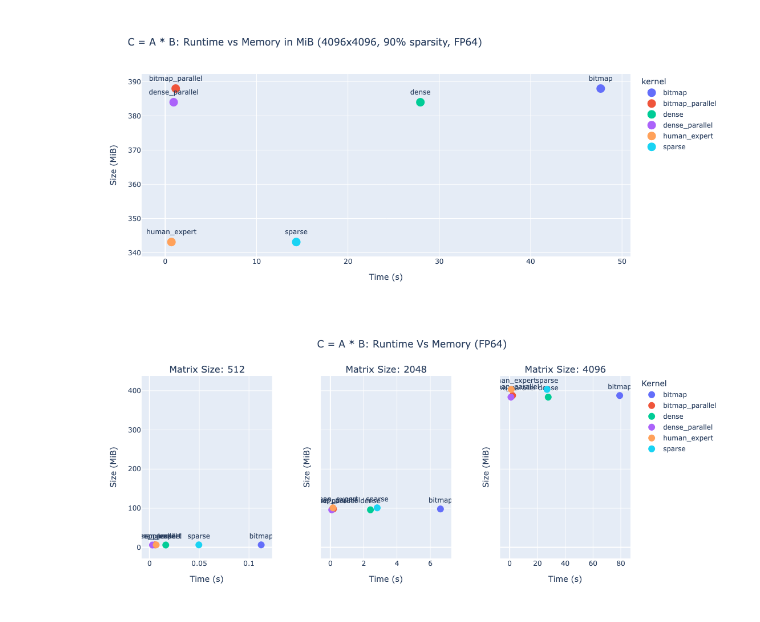
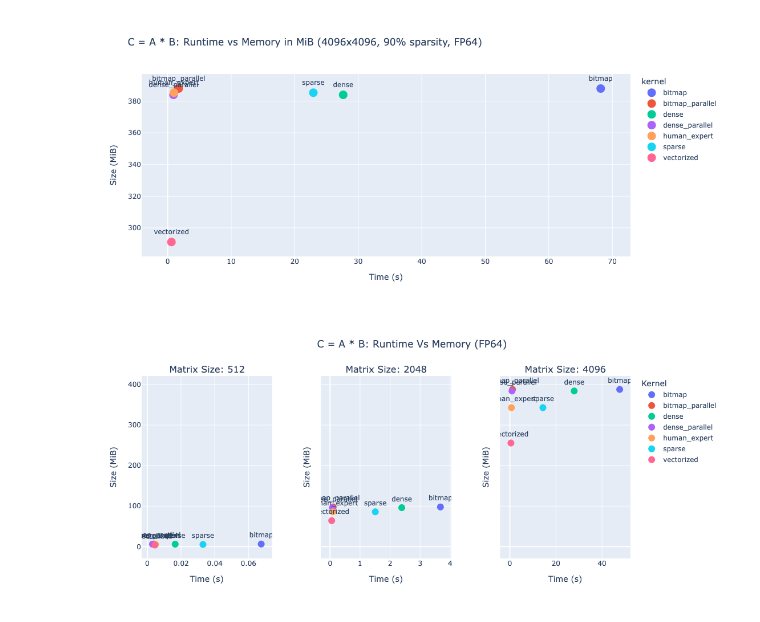
Before and after one commit to AndradeKaio/spgemm-benchmark, a Jupyter notebook: combined.ipynb, the cells around one changed output. Saved outputs shown, nothing was run; the diff lists cells and outputs as text; code cells hidden in the pictures.

```diff
--- a/combined.ipynb
+++ b/combined.ipynb
@@ -11,6 +11,8 @@ taco_sparse_mem = pd.read_csv("./results/taco_csr_mem.csv")
 taco_sparse_opt_mem = pd.read_csv("./results/taco_csr_mem.csv")
 bitmap_mem = pd.read_csv("./results/bitmap_mem.csv")
 bitmap_parallel_mem = pd.read_csv("./results/bitmap_parallel_mem.csv")
+avx512_mem = pd.read_csv("./results/avx512_mem.csv")
+avx512_mem2 = pd.read_csv("./results/avx512_mem2.csv")
 # runtime
 taco_dense_run = pd.read_csv("./results/taco_dense_run.csv")
 taco_dense_parallel_run = pd.read_csv("./results/taco_dense_parallel_run.csv")
@@ -18,6 +20,8 @@ taco_sparse_run = pd.read_csv("./results/taco_csr_seq_run.csv")
 taco_sparse_opt_run = pd.read_csv("./results/taco_csr_opt_run.csv")
 bitmap_run = pd.read_csv("./results/bitmap_run.csv")
 bitmap_parallel_run = pd.read_csv("./results/bitmap_parallel_run.csv")
+avx512_run = pd.read_csv("./results/avx512_run.csv")
+avx512_run2 = pd.read_csv("./results/avx512_run.csv")
 # %%
 %%capture
 %run ./runtime.ipynb
@@ -30,6 +34,7 @@ mem_frames = [
     format_mem(taco_sparse_opt_mem, "human_expert"),
     format_mem(bitmap_mem, "bitmap"),
     format_mem(bitmap_parallel_mem, "bitmap_parallel"),
+    format_mem(avx512_mem, "vectorized"),
 ]
 # %%
 run_frames = [
@@ -39,6 +44,7 @@ run_frames = [
     format_runtime(taco_sparse_opt_run, "human_expert"),
     format_runtime(bitmap_run, "bitmap"),
     format_runtime(bitmap_parallel_run, "bitmap_parallel"),
+    format_runtime(avx512_run, "vectorized"),
 ]
 # %%
 mem_df = pd.concat(mem_frames)
@@ -50,24 +56,24 @@ merged = pd.merge(run_df, mem_df[['kernel', 'M', 'K', 'sparsity', 'file', 'mb']]
 full_df = merged[['M', 'K', 'seconds', 'kernel', 'sparsity', 'mb']]
 full_df = full_df.sort_values(by=['M', 'sparsity'])
 # %%
-single_df = full_df[(full_df["M"] == 4096) & (full_df["sparsity"] == 50)]
+single_df = full_df[(full_df["M"] == 4096) & (full_df["sparsity"] == 30)]
 fig = px.scatter(single_df,
       x='seconds',
       y='mb',
       hover_data=["seconds", "mb"],
       color='kernel',
       text='kernel',
       title='C = A * B: Runtime vs Memory in MiB (4096x4096, 90% sparsity, FP64)',
       labels={'seconds': 'Time (s)', 'mb': 'Size (MiB)'},
       width=1000, height=500,
 )
 fig.update_traces(marker_size=15, textposition='top center')
 fig.show()
 # %% [output]
-[figure, old version]
+[figure, new version]
 # %%
 SIZES = [512, 2048, 4096]
-SPARSITY = 20
+SPARSITY = 50
 
 fig = make_subplots(
     rows=1,
@@ -133,4 +139,4 @@ fig.update_traces(marker=dict(size=12), textposition='top center')
 
 fig.show()
 # %% [output]
-[figure, old version]
+[figure, new version]
```
Also changed, not shown: 6 other files.
